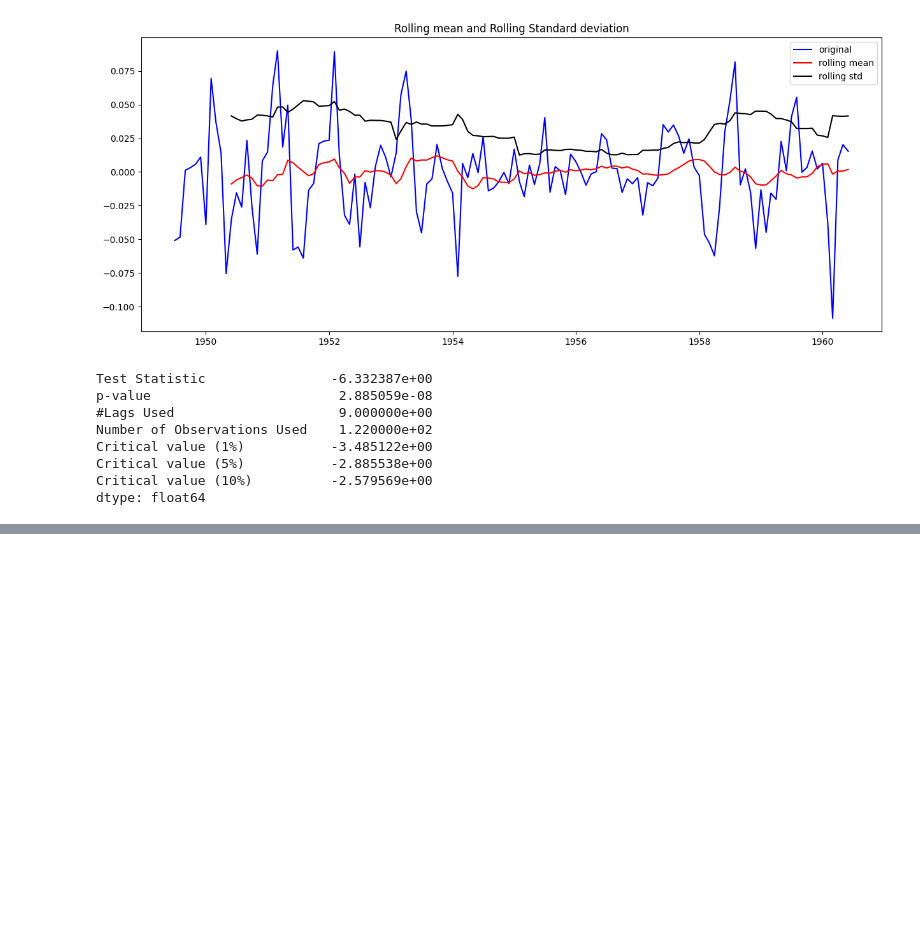
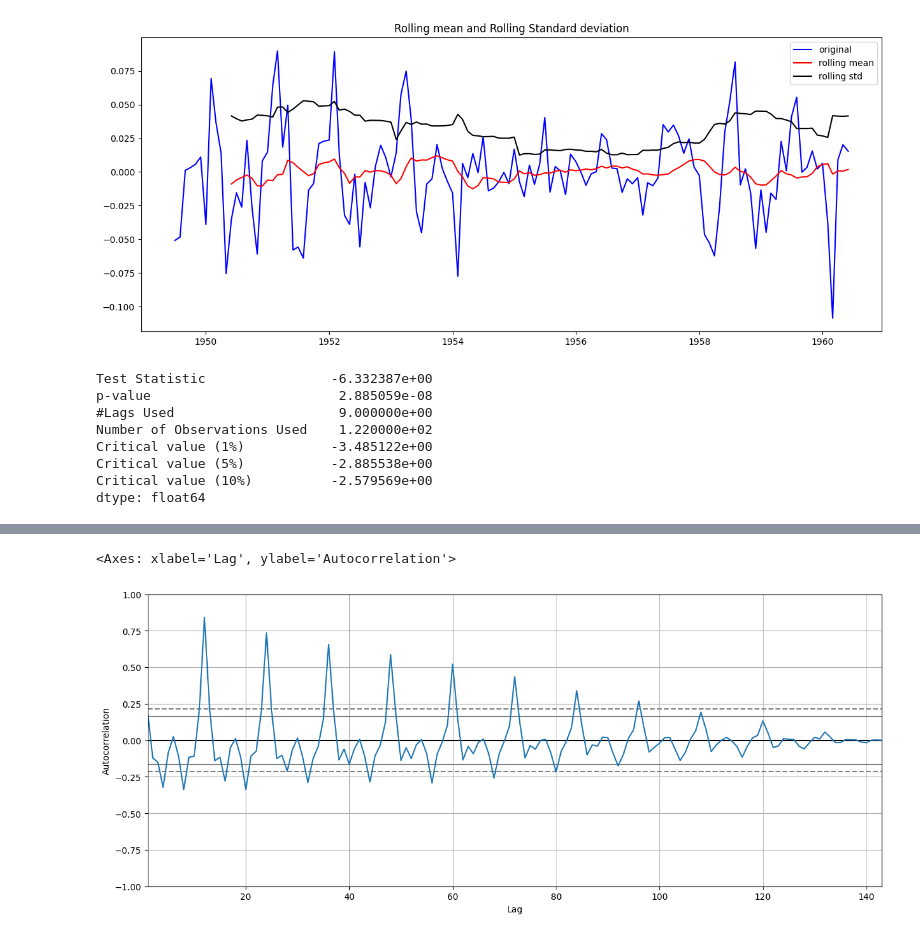
Before and after one commit to AbhinavKrishnan0629/AI, a Jupyter notebook: All projects/General/Time series analysis beginner/Time_series_analysis_beginner.ipynb, the cells around one changed output, grey strips where cells are left out. Saved outputs shown, nothing was run; the diff lists cells and outputs as text; code cells hidden in the pictures; blank space fills up the shorter version.

```diff
--- a/All projects/General/Time series analysis beginner/Time_series_analysis_beginner.ipynb
+++ b/All projects/General/Time series analysis beginner/Time_series_analysis_beginner.ipynb
@@ -231,0 +243,5 @@ dtype: float64
+# %%
+pd.plotting.autocorrelation_plot(ts_log_diff)
+# %% [output]
+<Axes: xlabel='Lag', ylabel='Autocorrelation'>
+[figure, added]
```
Also changed, not shown: parts of 15 cells of this notebook, 1 other file.
